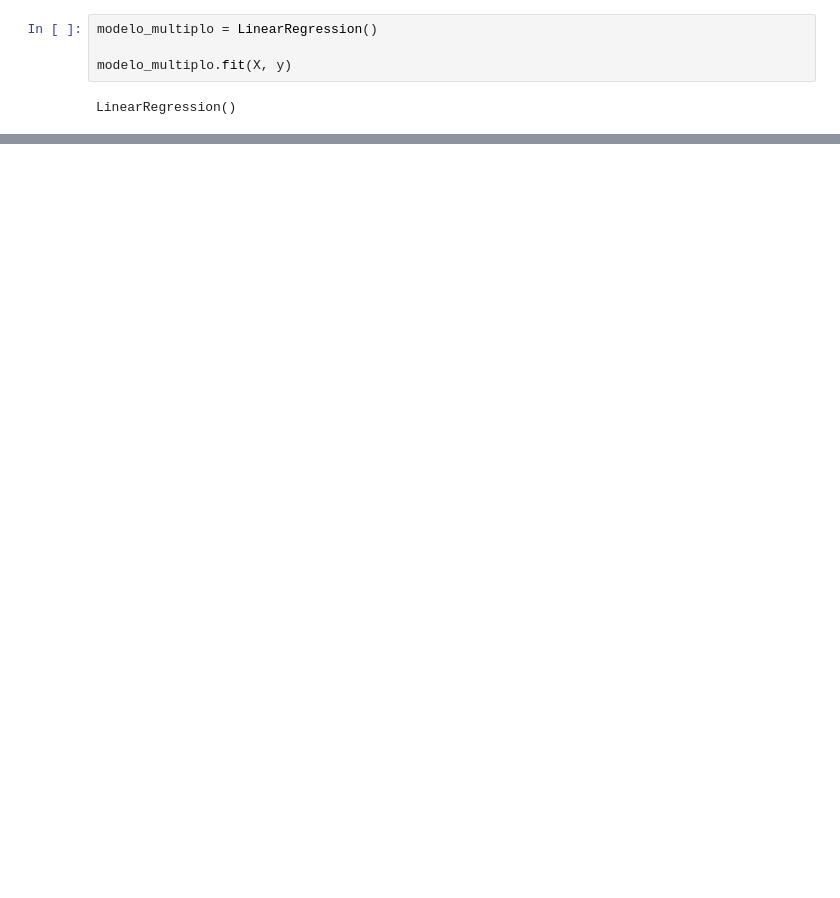
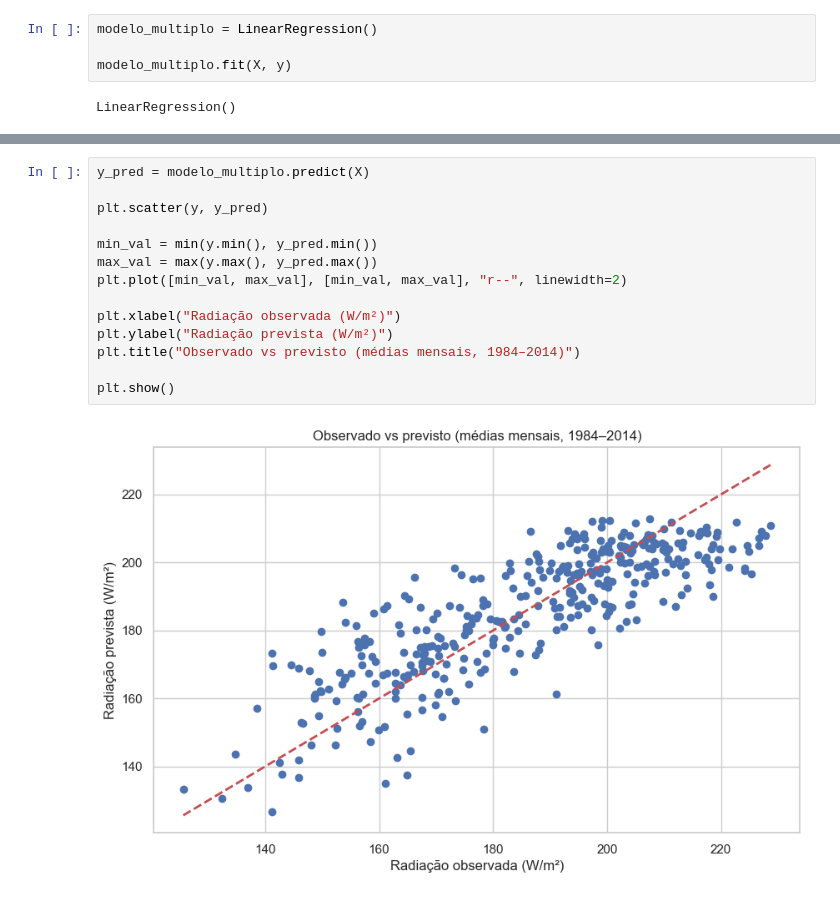
Before and after one commit to gabriellopes-eng/climate_analysis, a Jupyter notebook: climate_analysis/notebooks/05_modelagem_potencial_fotovoltaico.ipynb, the cells around one changed output, grey strips where cells are left out. Drawn from its saved outputs; the diff is of its cells as text; blank space fills up the shorter version.

```diff
--- a/climate_analysis/notebooks/05_modelagem_potencial_fotovoltaico.ipynb
+++ b/climate_analysis/notebooks/05_modelagem_potencial_fotovoltaico.ipynb
@@ -200,0 +154,16 @@ plt.show()
+# %%
+y_pred = modelo_multiplo.predict(X)
+
+plt.scatter(y, y_pred)
+
+min_val = min(y.min(), y_pred.min())
+max_val = max(y.max(), y_pred.max())
+plt.plot([min_val, max_val], [min_val, max_val], "r--", linewidth=2)
+
+plt.xlabel("Radiação observada (W/m²)")
+plt.ylabel("Radiação prevista (W/m²)")
+plt.title("Observado vs previsto (médias mensais, 1984–2014)")
+
+plt.show()
+# %% [output]
+[figure, added]
```
Also changed, not shown: parts of 16 cells of this notebook, 2 other files.
